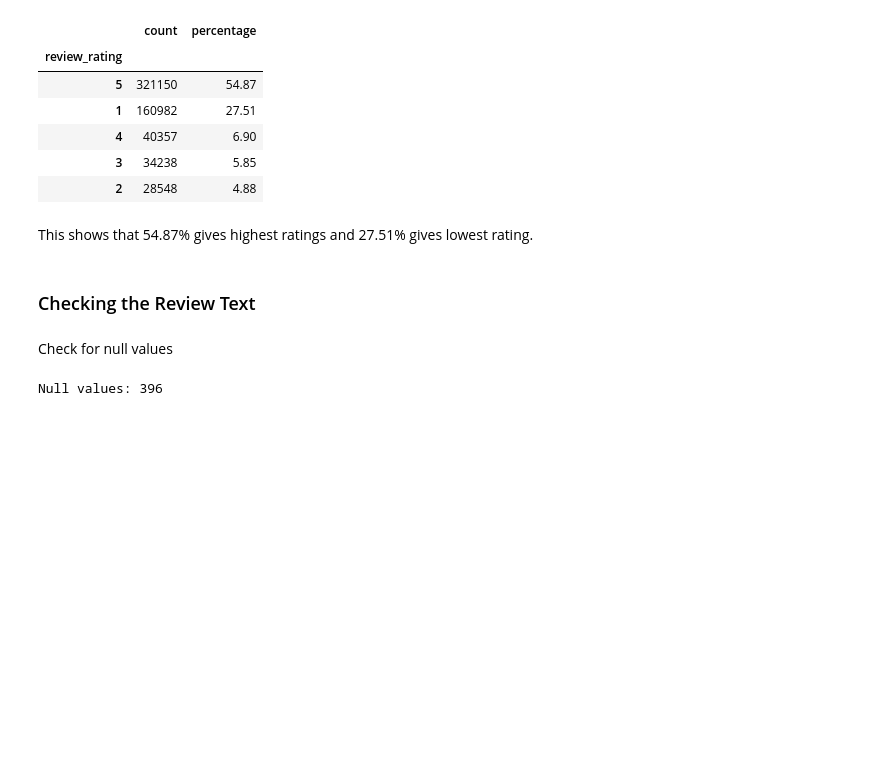
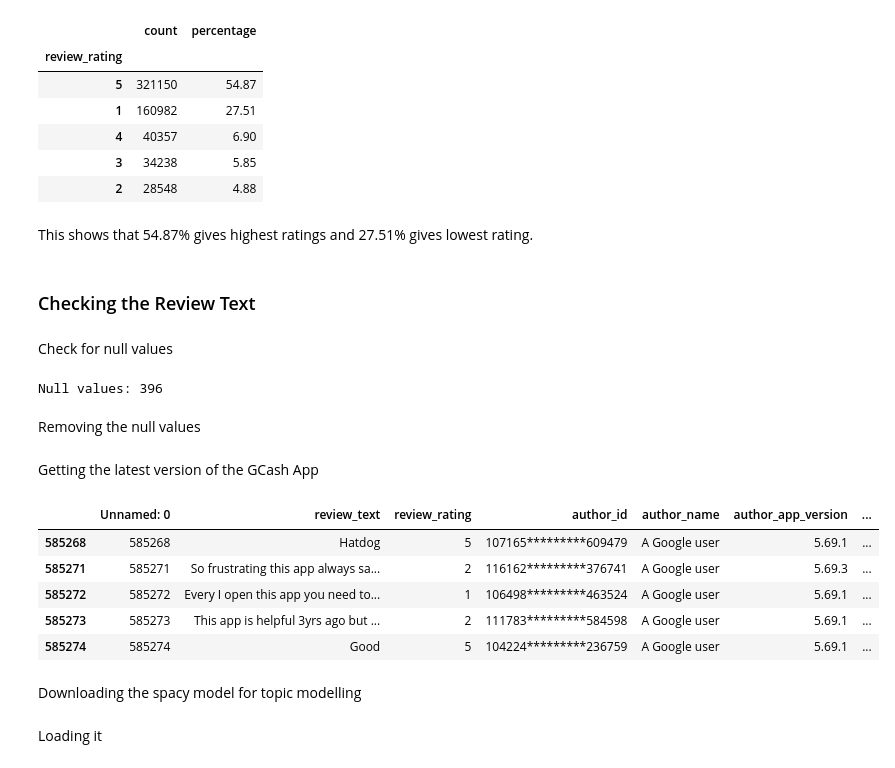
Before and after one commit to cooldragon12/gcash-review-sentiment-analysis, a Jupyter notebook: gcash_review_sentiment_analysis.ipynb, the cells around one changed output. Drawn from its saved outputs; the diff is of its cells as text; code cells hidden in the pictures; blank space fills up the shorter version.

```diff
--- a/gcash_review_sentiment_analysis.ipynb
+++ b/gcash_review_sentiment_analysis.ipynb
@@ -206,3 +205,5 @@ Check for null values
 print("Null values:",df["review_text"].isna().sum())
 # %% [output]
 Null values: 396
+# %% [markdown]
+Removing the null values
@@ -208,0 +212,15 @@ Null values: 396
+# %% [markdown]
+Getting the latest version of the GCash App
+# %%
+df_v5 = pd.read_pickle("Dataset/gcash_review_dataset_v5.pkl")
+# %%
+df_v5.tail(5)
+# %% [output]
+|  | Unnamed: 0 | review_text | review_rating | author_id | author_name | author_app_version | ... |
+| 585268 | 585268 | Hatdog | 5 | 107165*********609479 | A Google user | 5.69.1 | ... |
+| 585271 | 585271 | So frustrating this app always sa... | 2 | 116162*********376741 | A Google user | 5.69.3 | ... |
+| 585272 | 585272 | Every I open this app you need to... | 1 | 106498*********463524 | A Google user | 5.69.1 | ... |
+| 585273 | 585273 | This app is helpful 3yrs ago but ... | 2 | 111783*********584598 | A Google user | 5.69.1 | ... |
+| 585274 | 585274 | Good | 5 | 104224*********236759 | A Google user | 5.69.1 | ... |
+# %% [markdown]
+Downloading the spacy model for topic modelling
@@ -208,0 +229,2 @@ Null values: 396
+# %% [markdown]
+Loading it
```
Also changed, not shown: parts of 34 cells of this notebook, 5 other files.
